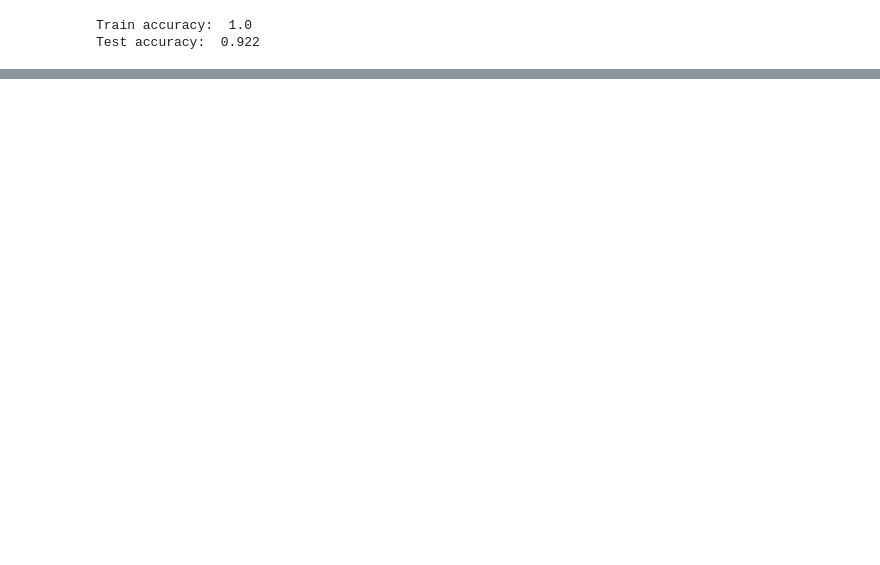
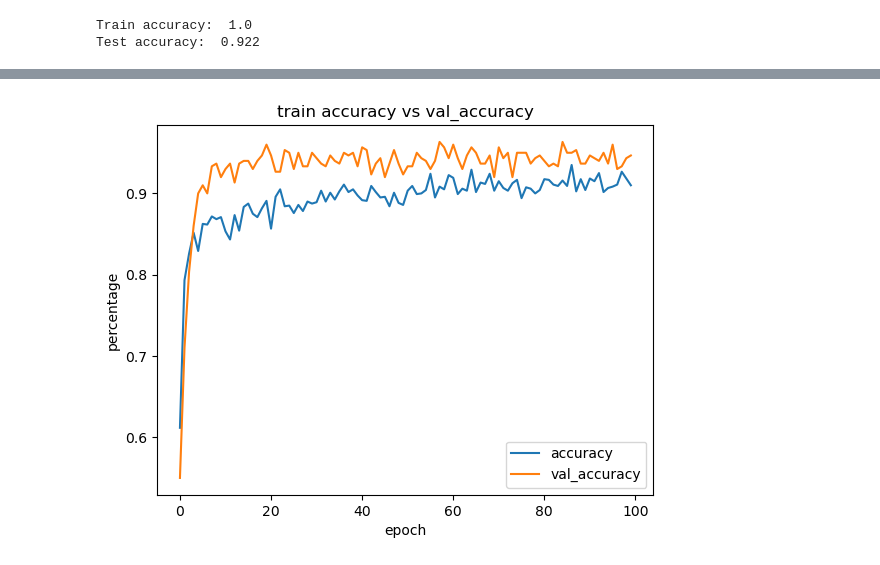
Before and after one commit to omarlila/Data-Science-Tools-project, a Jupyter notebook: Data science tools project.ipynb, the cells around one changed output, grey strips where cells are left out. Drawn from its saved outputs; the diff is of its cells as text; code cells hidden in the pictures; blank space fills up the shorter version.

```diff
--- a/Data science tools project.ipynb
+++ b/Data science tools project.ipynb
@@ -231,3 +201,15 @@ print("Test accuracy: ", accuracy_score(y_test, res, normalize=True))
 # %% [output]
 Train accuracy:  1.0
 Test accuracy:  0.922
+# %%
+model = keras.Sequential([
+    keras.layers.Input(shape=(x_train.shape[1],)),
+    keras.layers.Dense(256, activation='relu'),
+    keras.layers.BatchNormalization(),
+    keras.layers.Dropout(0.5),
+    keras.layers.Dense(128, activation='relu'),
+    keras.layers.BatchNormalization(),
+    keras.layers.Dropout(0.5),
+    keras.layers.Dense(64, activation='relu'),
+    keras.layers.Dense(4, activation='softmax')
+])
@@ -233,0 +218,6 @@ Test accuracy:  0.922
+# %%
+# compile the model
+model.compile(optimizer='adam', loss='sparse_categorical_crossentropy', metrics=['accuracy'])
+
+# train the model
+history = model.fit(x_train, y_train, epochs=100, batch_size=32, validation_split=0.2, verbose=2)
@@ -233,0 +242,10 @@ Test accuracy:  0.922
+# %%
+plt.plot(history.history['accuracy'])
+plt.plot(history.history["val_accuracy"])
+plt.title('train accuracy vs val_accuracy')
+plt.ylabel('percentage')
+plt.xlabel('epoch')
+plt.legend(['accuracy', 'val_accuracy'], loc='lower right')
+plt.show()
+# %% [output]
+[figure, added]
```
Also changed, not shown: parts of 13 cells of this notebook.
